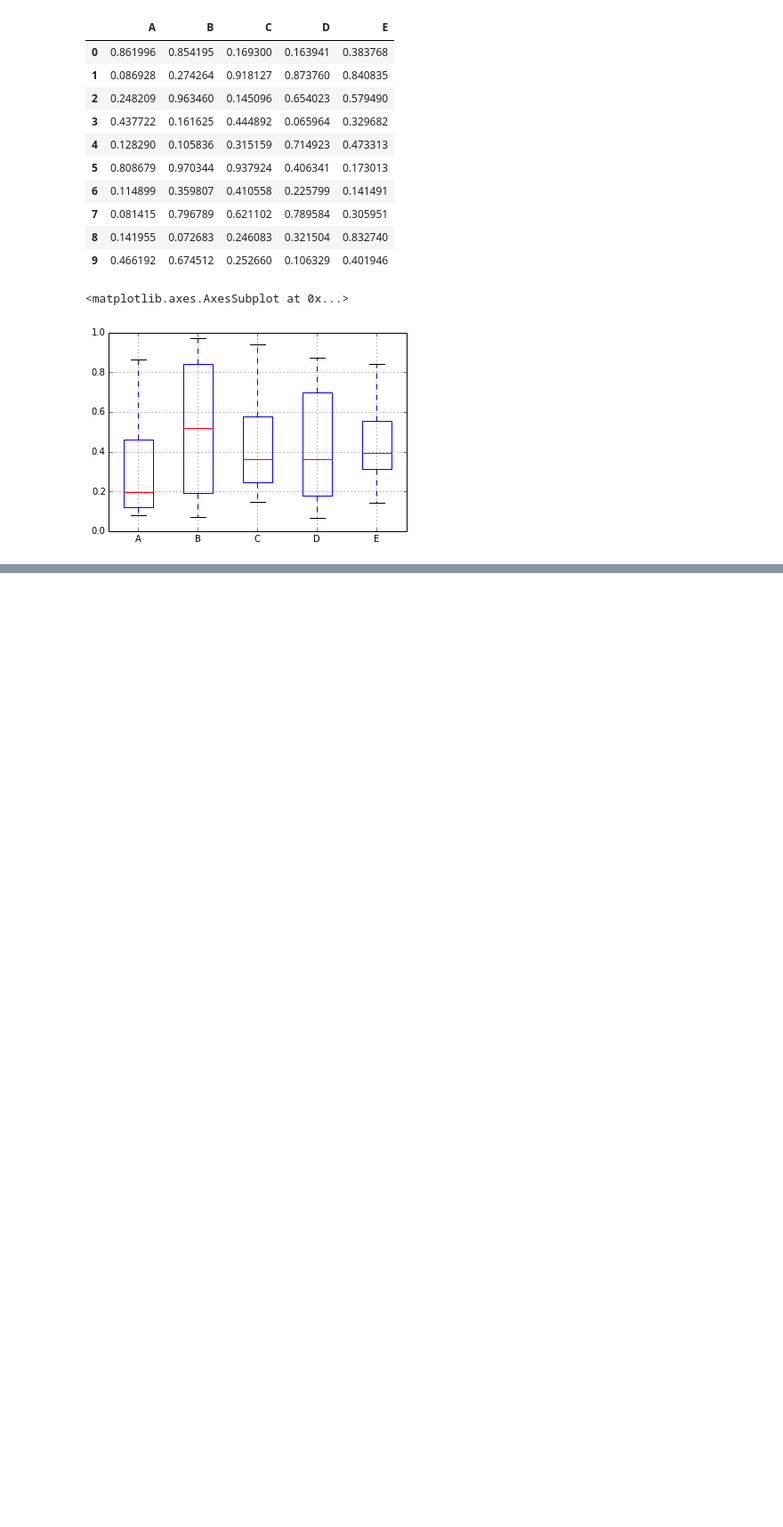
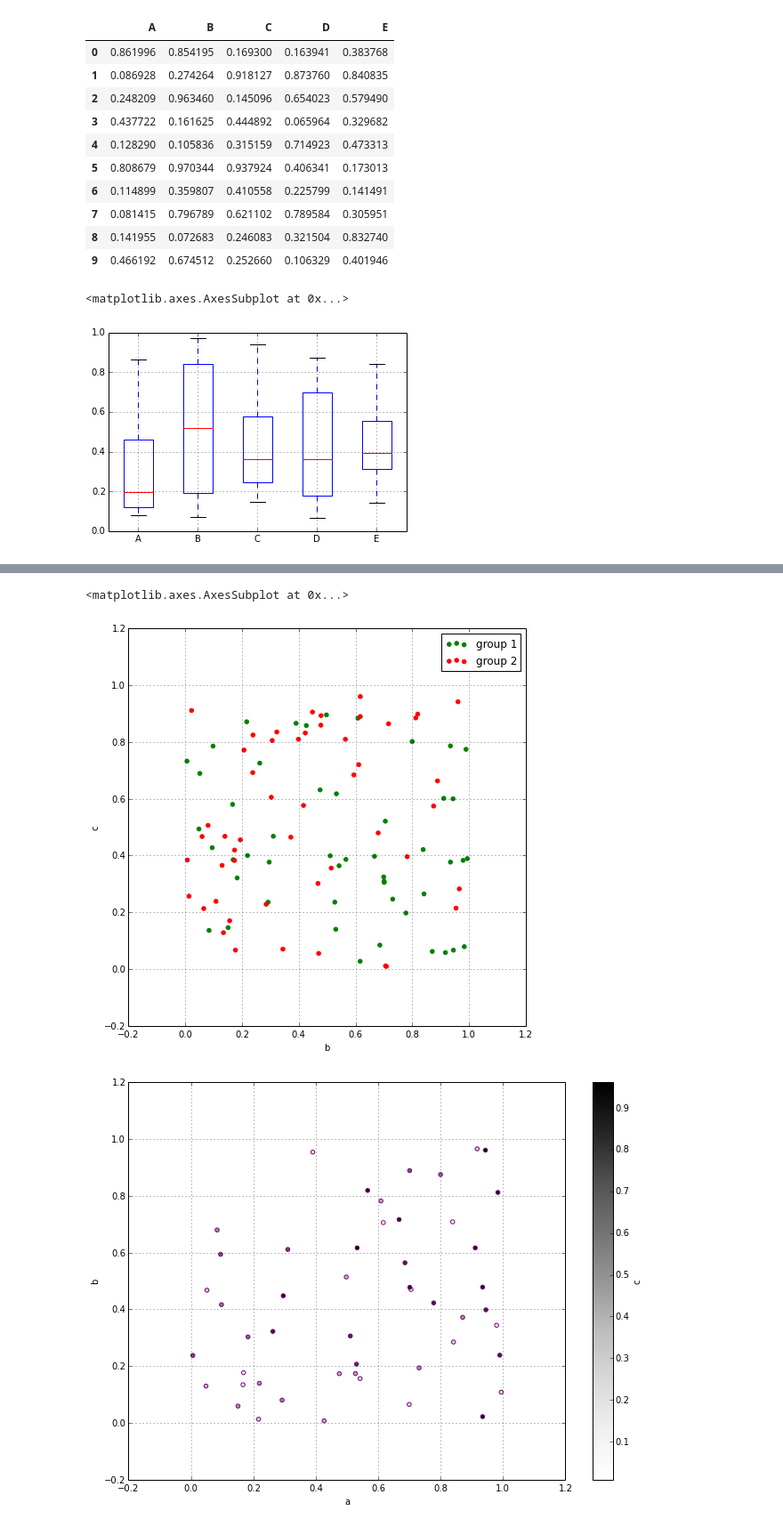
Before and after one commit to CooperLuan/devops.notes, a Jupyter notebook: pandas/Pandas-13-Plotting.ipynb, the cells around one changed output, grey strips where cells are left out. Shown: that part at 89% size. Saved outputs shown, nothing was run; the diff lists cells and outputs as text; code cells hidden in the pictures; blank space fills up the shorter version.

```diff
--- a/pandas/Pandas-13-Plotting.ipynb
+++ b/pandas/Pandas-13-Plotting.ipynb
@@ -76,0 +97,10 @@ df.plot(kind='box')
+# %%
+df = pd.DataFrame(np.random.rand(50, 4), columns=['a', 'b', 'c', 'd'])
+ax = df.plot(kind='scatter', x='a', y='d', figsize=(8, 8), label='group 1', color='green')
+df.plot(kind='scatter', x='b', y='c', figsize=(8, 8), ax=ax, label='group 2', color='red')
+df.plot(kind='scatter', x='a', y='b', c='c', figsize=(11, 8), color='purple')
+df.plot(kind='scatter', x='a', y='b', s=df['c'] * 200, figsize=(8, 8))
+# %% [output]
+<matplotlib.axes.AxesSubplot at 0x...>
+[figure, added]
+[figure, added]
```
Also changed, not shown: parts of 9 cells of this notebook, 3 other files.
